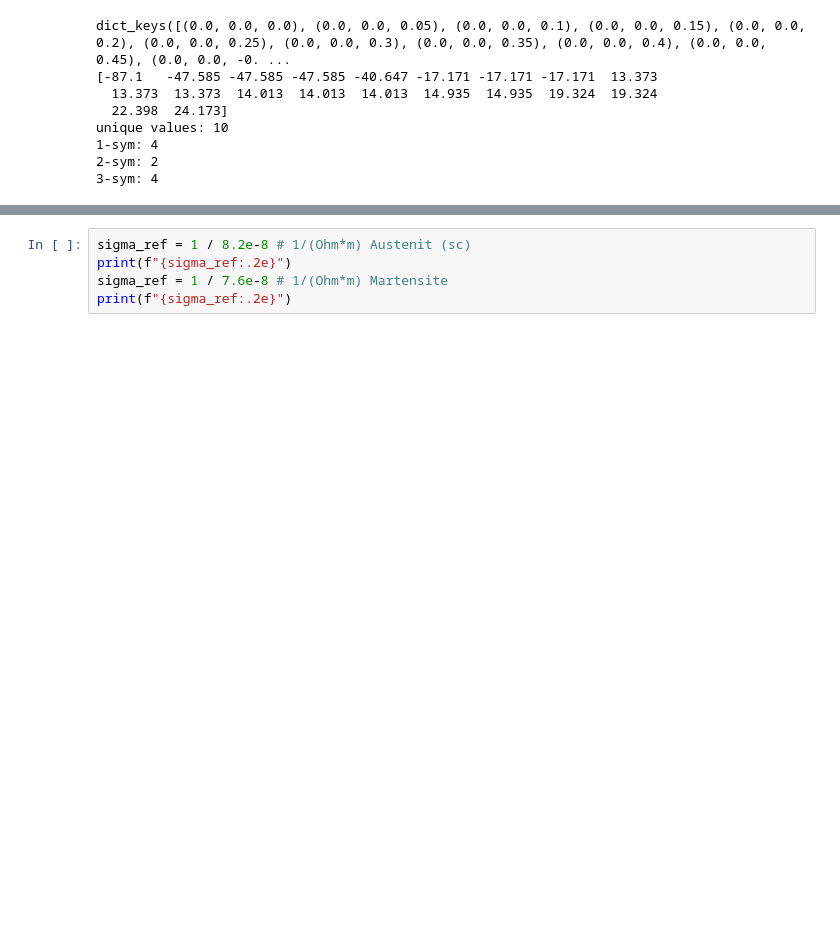
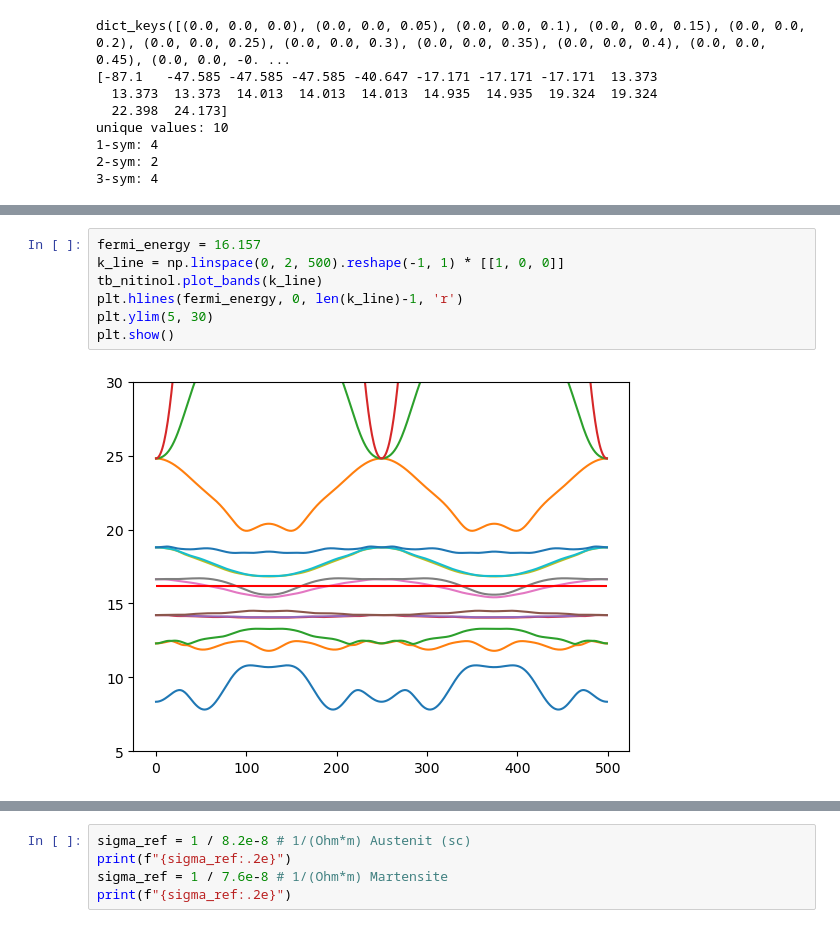
Before and after one commit to redweasel/tight-binding, a Jupyter notebook: Bandstructure.ipynb, the cells around one changed output, grey strips where cells are left out. Saved outputs shown, nothing was run; the diff lists cells and outputs as text; blank space fills up the shorter version.

```diff
--- a/Bandstructure.ipynb
+++ b/Bandstructure.ipynb
@@ -318,4 +290,13 @@ fs.plot_2D_fermi_surface(tb_nitinol, fermi_energy, N=63)
 [figure]
+# %%
+fermi_energy = 16.157
+k_line = np.linspace(0, 2, 500).reshape(-1, 1) * [[1, 0, 0]]
+tb_nitinol.plot_bands(k_line)
+plt.hlines(fermi_energy, 0, len(k_line)-1, 'r')
+plt.ylim(5, 30)
+plt.show()
+# %% [output]
+[figure, added]
 # %%
 importlib.reload(fs)
 # plot the fermi surface
```
Also changed, not shown: parts of 10 cells of this notebook, 10 other files.
